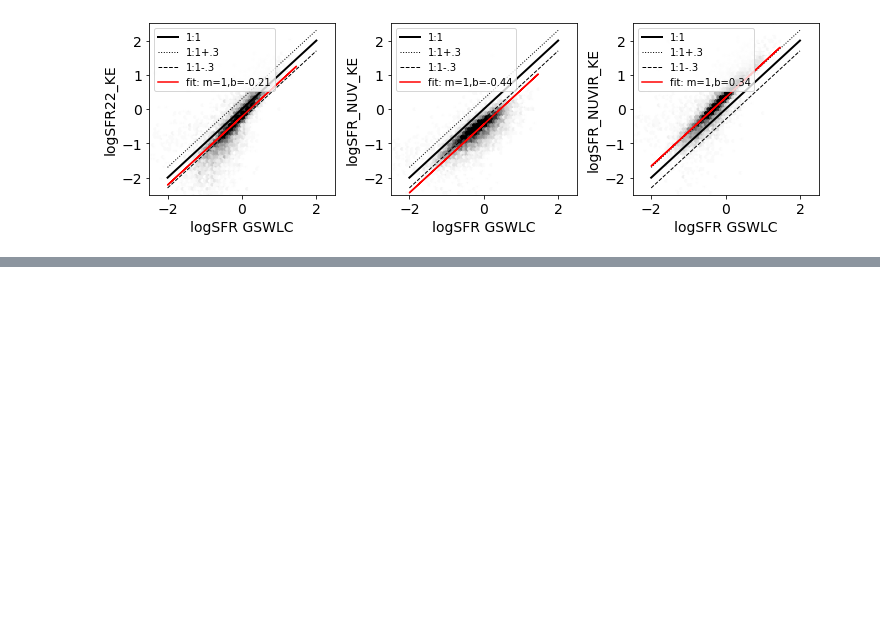
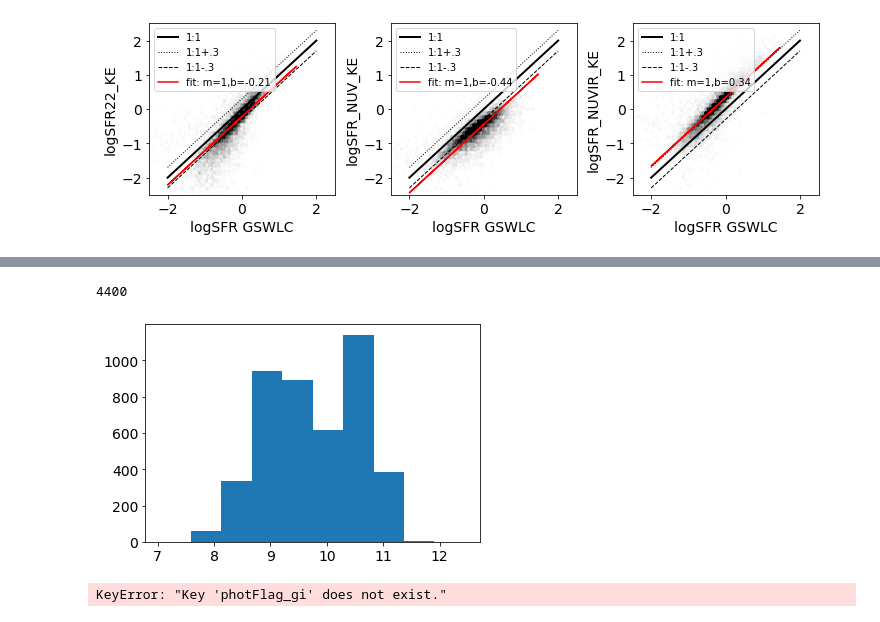
Before and after one commit to rfinn/APPSS, a Jupyter notebook: paper-plots-v1.ipynb, the cells around one changed output, grey strips where cells are left out. Saved outputs shown, nothing was run; the diff lists cells and outputs as text; code cells hidden in the pictures; blank space fills up the shorter version.

```diff
--- a/paper-plots-v1.ipynb
+++ b/paper-plots-v1.ipynb
@@ -915,0 +853,25 @@ fp.compare_sfr()
+# %%
+# flag_midir = 0; no IR detection
+# = 1 for 12um detection
+# = 2 for 22um detection
+gswlc22 = (fp.cat['flag_midir'] == 2)
+unwise22 = fp.cat['w4_mag'] > 0
+
+# number that have unwise22 but not gswlc22
+print(np.sum(unwise22 & ~gswlc22))
+
+# plot histogram of stellar masses
+
+plt.figure()
+mybins = np.linspace(7.5,12,20)
+t1 = plt.hist(fp.cat['logMstarTaylor_1'][unwise22 & ~gswlc22])
+#tests = [0,1,2]
+#for t in tests:
+#    print(np.sum(fp.cat['flag_midir'] == t))
+# %% [output]
+4400
+[figure, added]
+# %%
+fp.cat['photFlag_gi']
+# %% [output]
+KeyError: "Key 'photFlag_gi' does not exist."
```
Also changed, not shown: parts of 10 cells of this notebook, 4 other files.
